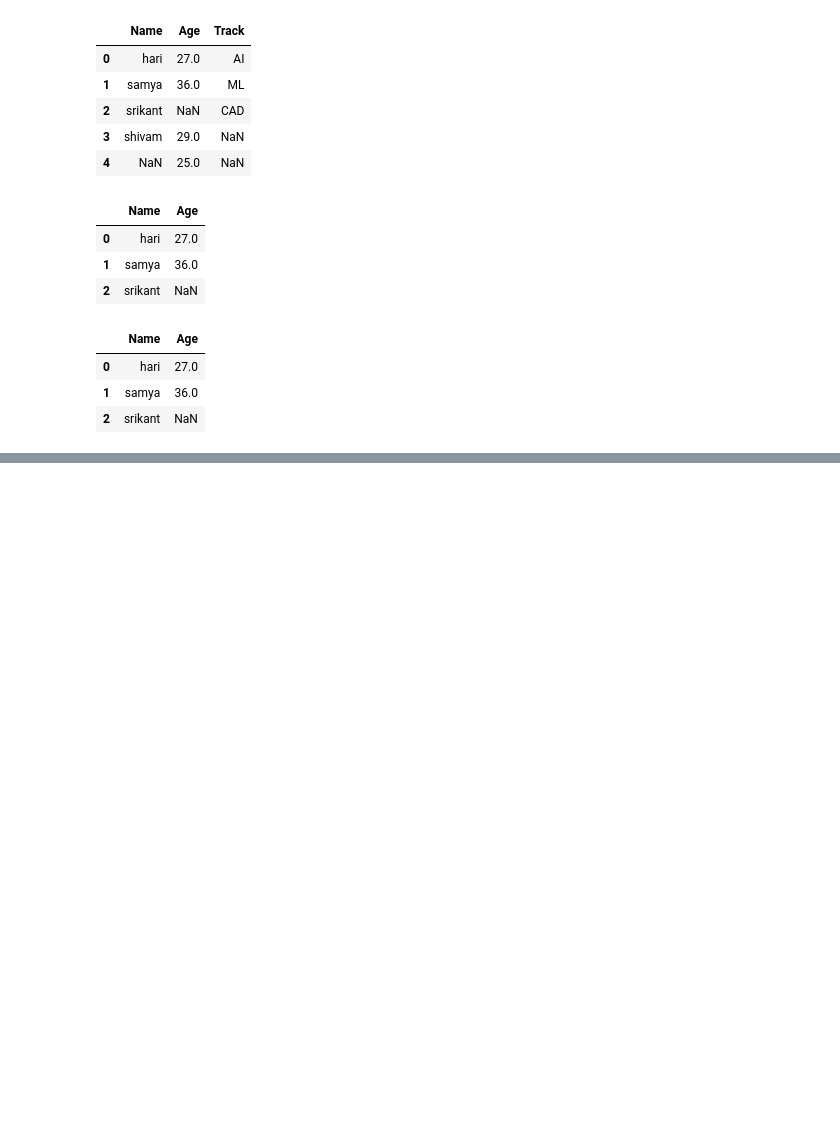
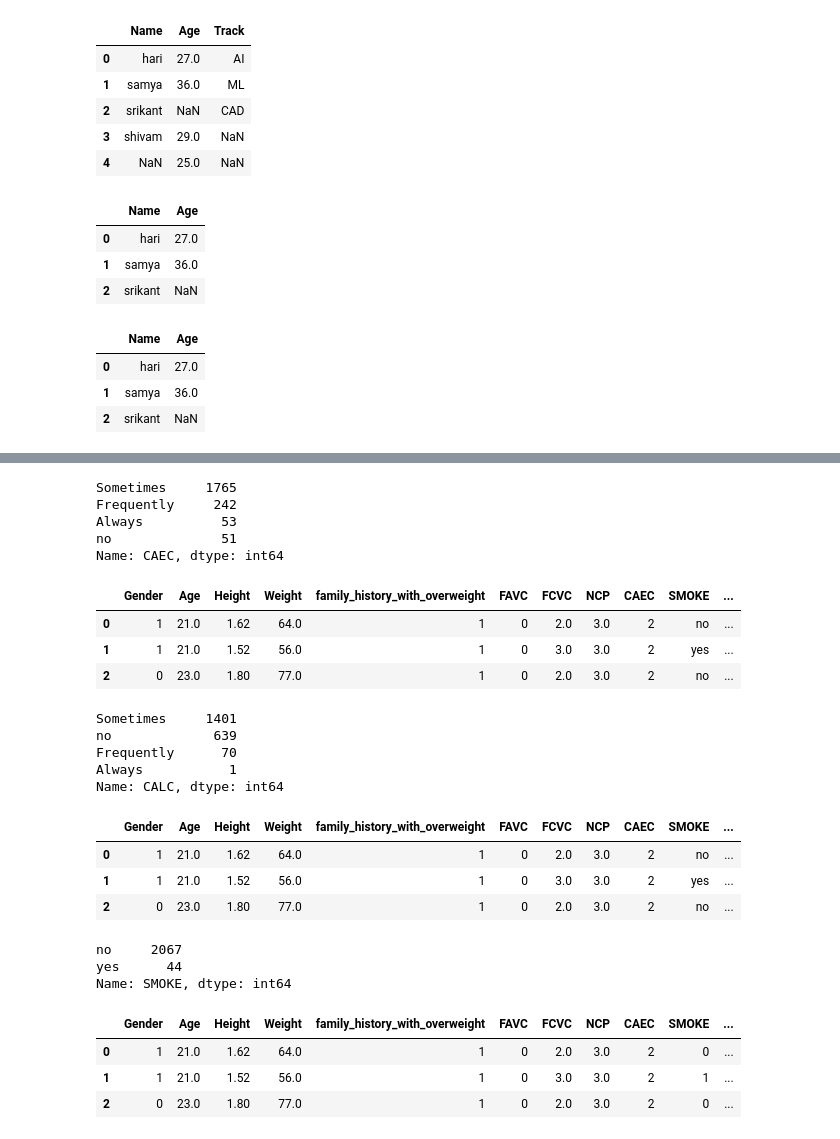
Before and after one commit to Dalvisneha12/IBM_AIMI_Cloud_python, a Jupyter notebook: Numpy&pandas_Basic.ipynb, the cells around one changed output, grey strips where cells are left out. Drawn from its saved outputs; the diff is of its cells as text; code cells hidden in the pictures; blank space fills up the shorter version.

```diff
--- a/Numpy&pandas_Basic.ipynb
+++ b/Numpy&pandas_Basic.ipynb
@@ -251,0 +389,8 @@ df.iloc[0:3,0:2] # prefered
+# %%
+df['CAEC'].value_counts()  # convert caterory into columns # one hot encoding
+# %% [output]
+Sometimes     1765
+Frequently     242
+Always          53
+no              51
+Name: CAEC, dtype: int64
@@ -251,0 +403,11 @@ df.iloc[0:3,0:2] # prefered
+# %%
+le = LabelEncoder() # initialization of module # assignment value Alphabetical oredr
+# %%
+df['CAEC'] =le.fit_transform(df['CAEC'])
+# %%
+df.head(3)
+# %% [output]
+|  | Gender | Age | Height | Weight | family_history_with_overweight | FAVC | FCVC | NCP | CAEC | SMOKE | ... |
+| 0 | 1 | 21.0 | 1.62 | 64.0 | 1 | 0 | 2.0 | 3.0 | 2 | no | ... |
+| 1 | 1 | 21.0 | 1.52 | 56.0 | 1 | 0 | 3.0 | 3.0 | 2 | yes | ... |
+| 2 | 0 | 23.0 | 1.80 | 77.0 | 1 | 0 | 2.0 | 3.0 | 2 | no | ... |
@@ -251,0 +417,8 @@ df.iloc[0:3,0:2] # prefered
+# %%
+df['CALC']. value_counts()
+# %% [output]
+Sometimes     1401
+no             639
+Frequently      70
+Always           1
+Name: CALC, dtype: int64
@@ -251,0 +427,13 @@ df.iloc[0:3,0:2] # prefered
+# %%
+df.head(3)
+# %% [output]
+|  | Gender | Age | Height | Weight | family_history_with_overweight | FAVC | FCVC | NCP | CAEC | SMOKE | ... |
+| 0 | 1 | 21.0 | 1.62 | 64.0 | 1 | 0 | 2.0 | 3.0 | 2 | no | ... |
+| 1 | 1 | 21.0 | 1.52 | 56.0 | 1 | 0 | 3.0 | 3.0 | 2 | yes | ... |
+| 2 | 0 | 23.0 | 1.80 | 77.0 | 1 | 0 | 2.0 | 3.0 | 2 | no | ... |
+# %%
+df['SMOKE']. value_counts()
+# %% [output]
+no     2067
+yes      44
+Name: SMOKE, dtype: int64
@@ -251,0 +442,7 @@ df.iloc[0:3,0:2] # prefered
+# %%
+df.head(3)
+# %% [output]
+|  | Gender | Age | Height | Weight | family_history_with_overweight | FAVC | FCVC | NCP | CAEC | SMOKE | ... |
+| 0 | 1 | 21.0 | 1.62 | 64.0 | 1 | 0 | 2.0 | 3.0 | 2 | 0 | ... |
+| 1 | 1 | 21.0 | 1.52 | 56.0 | 1 | 0 | 3.0 | 3.0 | 2 | 1 | ... |
+| 2 | 0 | 23.0 | 1.80 | 77.0 | 1 | 0 | 2.0 | 3.0 | 2 | 0 | ... |
```
Also changed, not shown: parts of 40 cells of this notebook.
